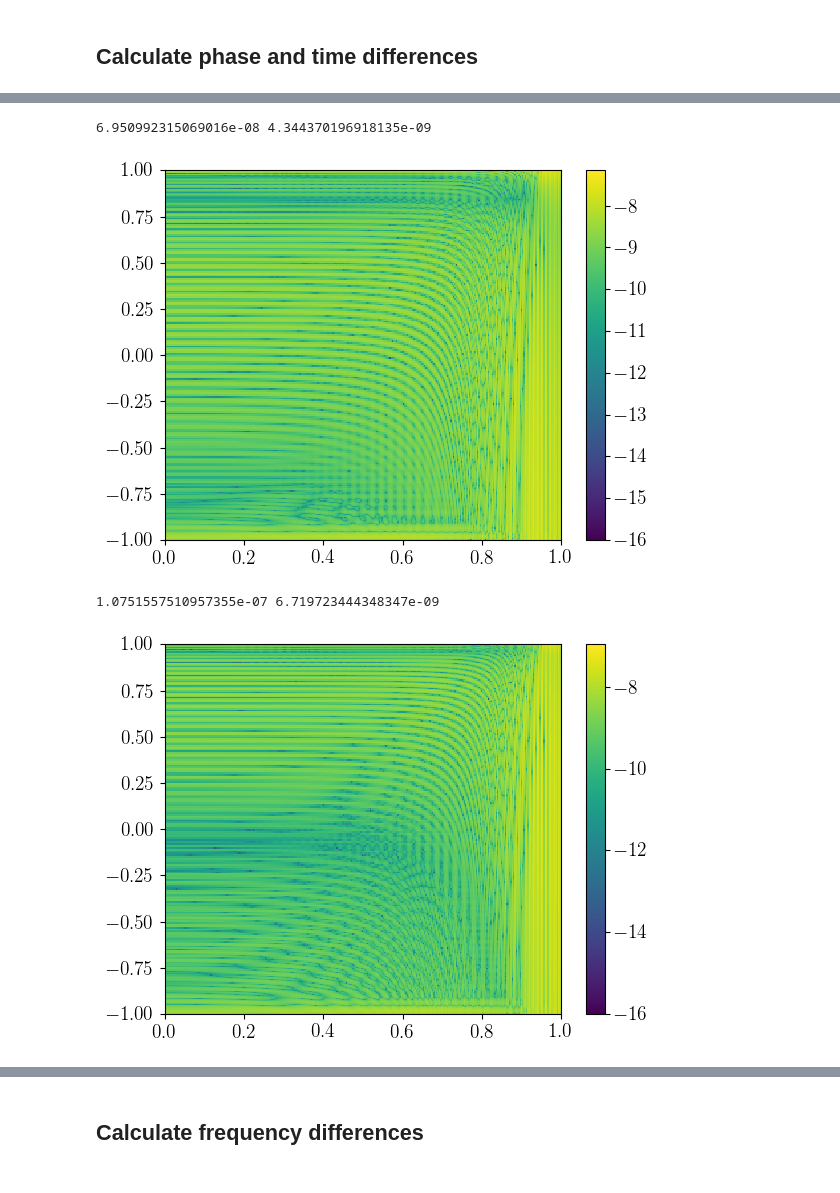
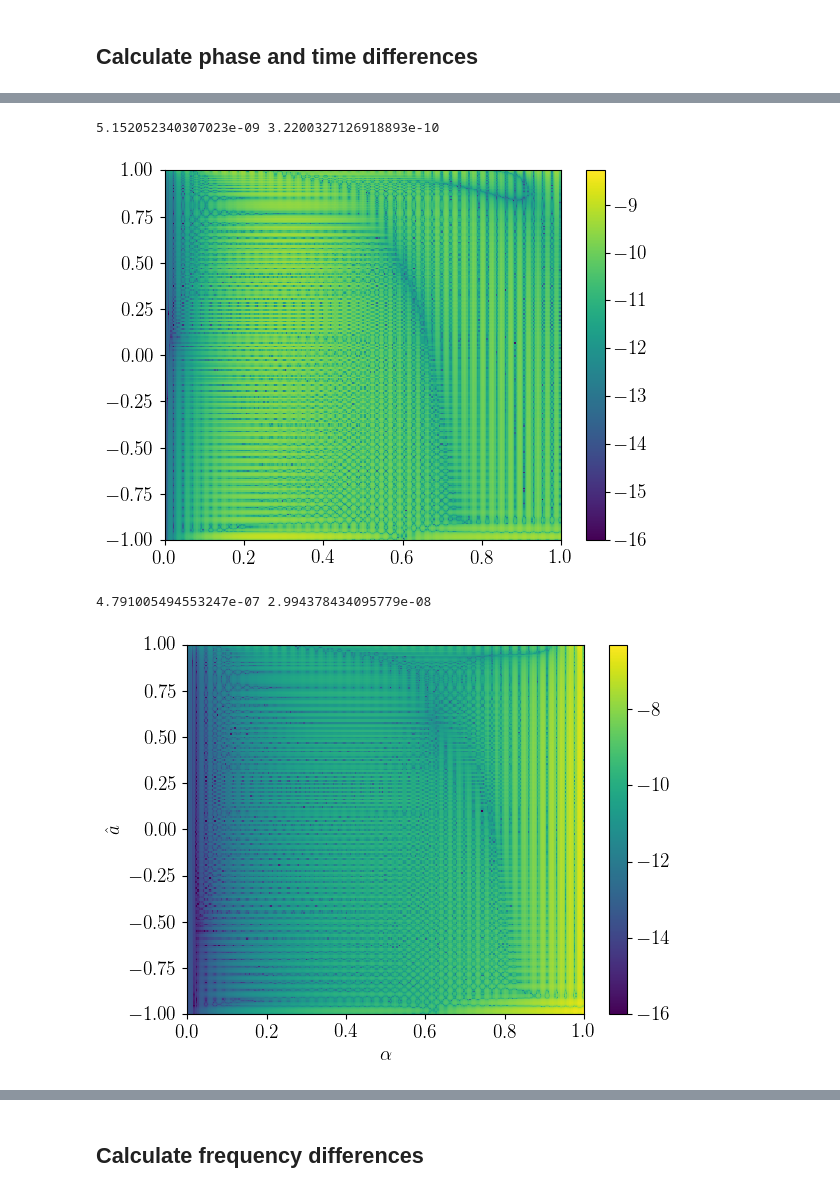
Before and after one commit to znasipak/bhpwave-article, a Jupyter notebook: scripts/test.ipynb, the cells around one changed output, grey strips where cells are left out. Drawn from its saved outputs; the diff is of its cells as text; code cells hidden in the pictures.

Commit message:
New plots examining convergence properties

```diff
--- a/scripts/test.ipynb
+++ b/scripts/test.ipynb
@@ -652,9 +652,9 @@ plt.show()
 # %%
 path_to_bhpwave = "/Users/zachnasipak/Documents/Research/bhpwave/"
 
-traj = np.loadtxt("/Users/zachnasipak/Documents/Research/bhpwave/bhpwave/data/trajectory.txt", skiprows=3)
-trajHeader = np.loadtxt("/Users/zachnasipak/Documents/Research/bhpwave/bhpwave/data/trajectory.txt", skiprows=2, max_rows=1, dtype='str')
-trajShape = np.loadtxt("/Users/zachnasipak/Documents/Research/bhpwave/bhpwave/data/trajectory.txt", skiprows=1, max_rows=1, dtype='int')
+traj = np.loadtxt(path_to_bhpwave + "data/trajectory.txt", skiprows=3)
+trajHeader = np.loadtxt(path_to_bhpwave + "data/trajectory.txt", skiprows=2, max_rows=1, dtype='str')
+trajShape = np.loadtxt(path_to_bhpwave + "data/trajectory.txt", skiprows=1, max_rows=1, dtype='int')
 # %%
 fluxDataTemp = np.ascontiguousarray(traj[:, 2].reshape(trajShape[:2]))
 alphaDataFluxTemp = np.ascontiguousarray(traj[:, 1].reshape(trajShape[:2])[0])
@@ -914,17 +914,35 @@ def omega_change_estimate(a, omega0, deltaT = 2000):
     omega = (oISCO**(-8/3) - tf/alpha)**(-3/8)
     return omega/omega0
 # %%
+# def phase_difference_frequency(a, alpha, deltaT = 2000, spl_num = 0):
+#     omega = omega_of_a_alpha(a, alpha)
+#     omega_factor = omega_change_estimate(a, omega, deltaT = deltaT)
+#     omega_min = np.max([omega_factor*omega, OMEGA_MIN])
+#     return phase_of_a_omega(a, omega, spl_num = spl_num) - phase_of_a_omega(a, omega_min, spl_num = spl_num)
+
+# def weighted_time_difference_frequency(a, alpha, deltaT = 2000, spl_num = 0):
+#     omega = omega_of_a_alpha(a, alpha)
+#     omega_factor = omega_change_estimate(a, omega, deltaT = deltaT)
+#     omega_min = np.max([omega_factor*omega, OMEGA_MIN])
+#     return omega*time_of_a_omega(a, omega, spl_num = spl_num) - omega_min*time_of_a_omega(a, omega_min, spl_num = spl_num)
+
 def phase_difference_frequency(a, alpha, deltaT = 2000, spl_num = 0):
     omega = omega_of_a_alpha(a, alpha)
     omega_factor = omega_change_estimate(a, omega, deltaT = deltaT)
     omega_min = np.max([omega_factor*omega, OMEGA_MIN])
-    return phase_of_a_omega(a, omega, spl_num = spl_num) - phase_of_a_omega(a, omega_min, spl_num = spl_num)
+    return phase_of_a_omega(a, omega, spl_num = spl_num)
 
 def weighted_time_difference_frequency(a, alpha, deltaT = 2000, spl_num = 0):
     omega = omega_of_a_alpha(a, alpha)
     omega_factor = omega_change_estimate(a, omega, deltaT = deltaT)
     omega_min = np.max([omega_factor*omega, OMEGA_MIN])
-    return omega*time_of_a_omega(a, omega, spl_num = spl_num) - omega_min*time_of_a_omega(a, omega_min, spl_num = spl_num)
+    return omega*time_of_a_omega(a, omega, spl_num = spl_num)
+
+def time_difference_frequency(a, alpha, deltaT = 2000, spl_num = 0):
+    omega = omega_of_a_alpha(a, alpha)
+    omega_factor = omega_change_estimate(a, omega, deltaT = deltaT)
+    omega_min = np.max([omega_factor*omega, OMEGA_MIN])
+    return time_of_a_omega(a, omega, spl_num = spl_num)
 # %%
 Modot_MKS = 1.98841e+30 # kg
 GM_MKS = 1.32712440041279419e+20 # m^3/s^2
@@ -999,27 +1036,30 @@ plt.show()
 # %%
-weighted_time_difference = np.abs((time_values - time_values_downsample_1))
-weighted_time_difference[weighted_time_difference < 1.e-16] = 1.e-16
-print(np.max(weighted_time_difference), np.max(weighted_time_difference)/16)
-plt.pcolormesh(alpha_values, a_values, np.log10(weighted_time_difference), shading='auto')
+time_difference = np.abs((1 - (1-time_values)/(1- time_values_downsample_1)))
+time_difference[time_difference < 1.e-16] = 1.e-16
+print(np.max(time_difference), np.max(time_difference)/16)
+plt.pcolormesh(alpha_values, a_values, np.log10(time_difference), shading='auto')
 plt.colorbar()
 plt.xlim(0,1)
 plt.ylim(-1,1)
 plt.show()
 # %% [output]
-6.950992315069016e-08 4.344370196918135e-09
+5.152052340307023e-09 3.2200327126918893e-10
-[figure, old version]
+[figure, new version]
 # %%
 phase_difference = np.abs(phase_values - phase_values_downsample_1)
 phase_difference[phase_difference < 1.e-16] = 1.e-16
 print(np.max(phase_difference), np.max(phase_difference)/16)
 plt.pcolormesh(alpha_values, a_values, np.log10(phase_difference), shading='auto')
 plt.colorbar()
 plt.xlim(0,1)
 plt.ylim(-1,1)
+plt.ylabel('$\hat{a}$')
+plt.xlabel('$\\alpha$')
+plt.title('$$')
 plt.show()
 # %% [output]
-1.0751557510957355e-07 6.719723444348347e-09
+4.791005494553247e-07 2.994378434095779e-08
-[figure, old version]
+[figure, new version]
 # %%
 chi_test = np.linspace(0.0, 1, 200)
 alpha_test = np.linspace(0.0, 1, 300)
```
Also changed, not shown: parts of 20 cells of this notebook, 2 other files.
